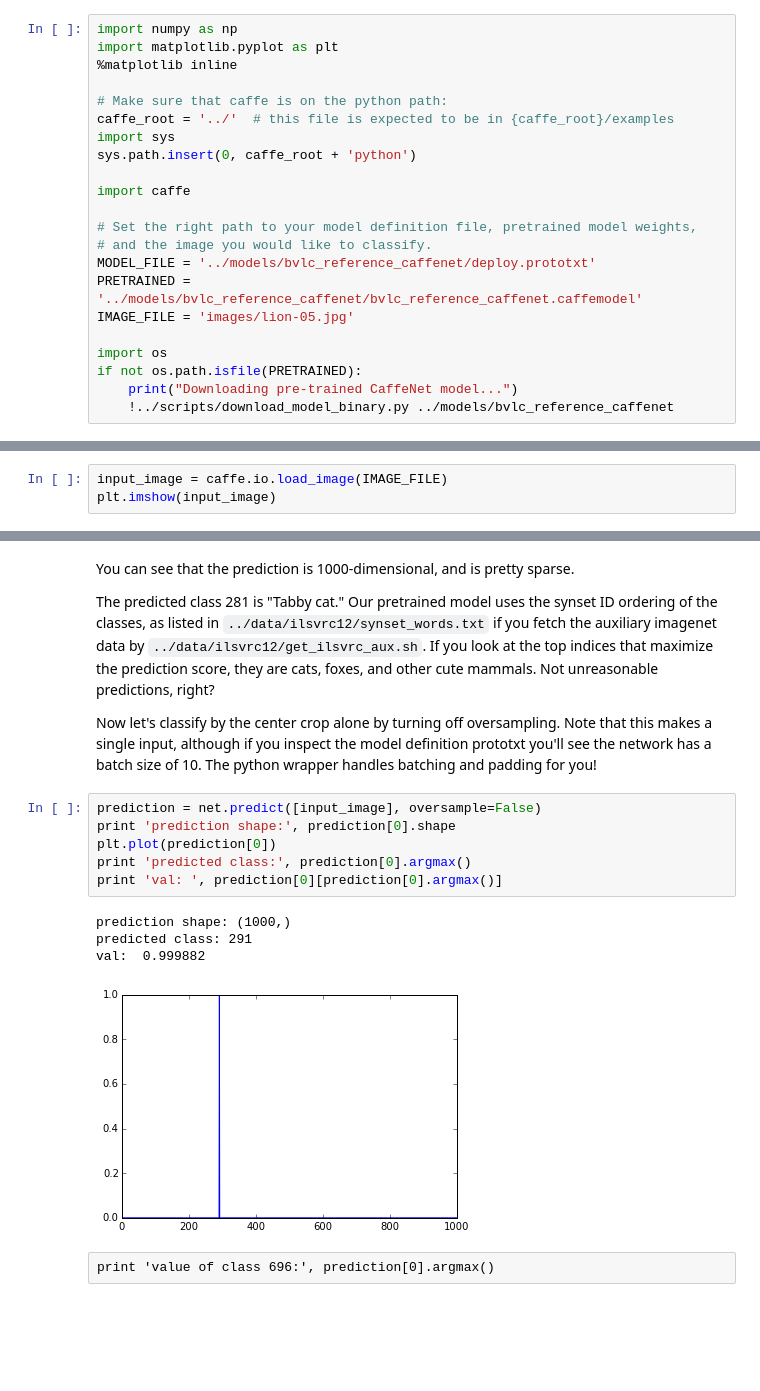
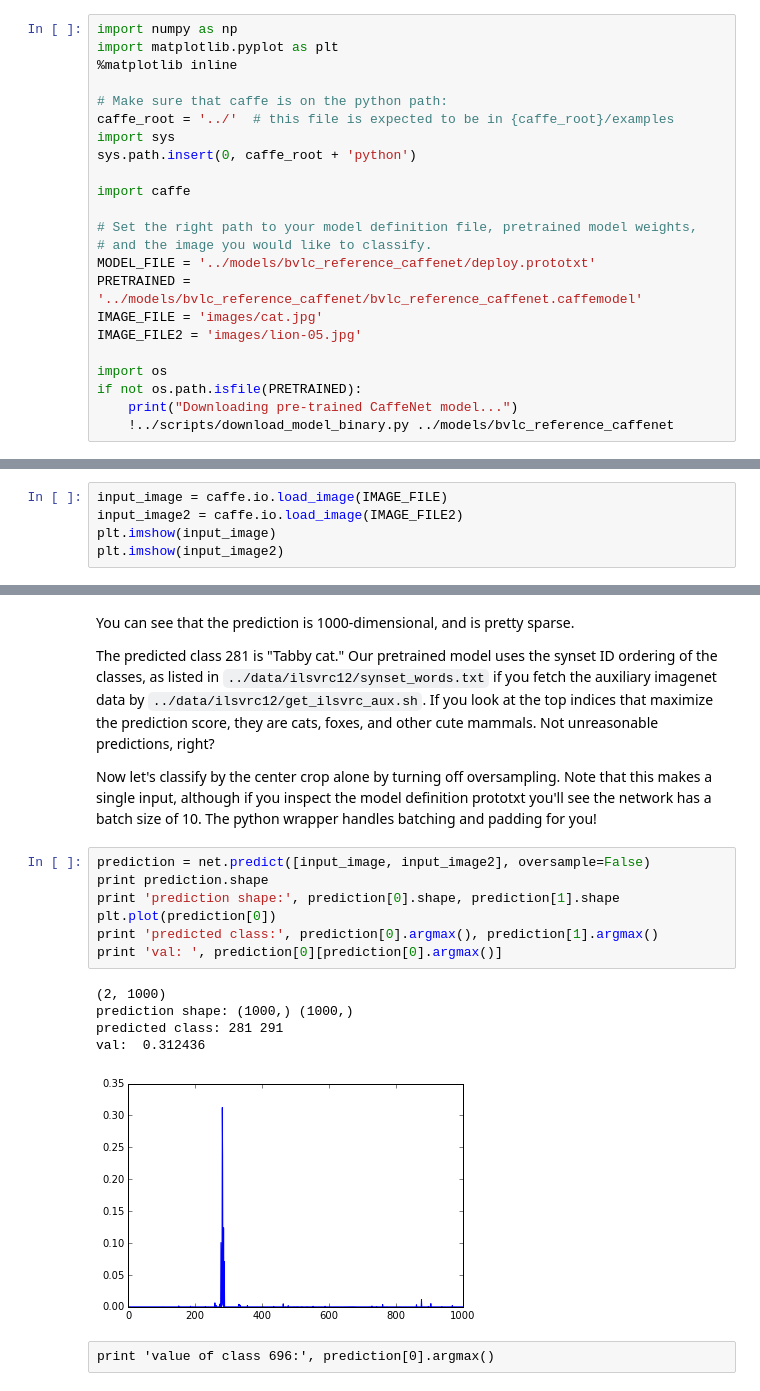
Before and after one commit to philm5/caffe, a Jupyter notebook: examples/classification.ipynb, the cells around one changed output, grey strips where cells are left out. Cells and saved outputs as stored; diff of their text form; blank space fills up the shorter version.

```diff
--- a/examples/classification.ipynb
+++ b/examples/classification.ipynb
@@ -23,7 +23,8 @@ import caffe
 # and the image you would like to classify.
 MODEL_FILE = '../models/bvlc_reference_caffenet/deploy.prototxt'
 PRETRAINED = '../models/bvlc_reference_caffenet/bvlc_reference_caffenet.caffemodel'
-IMAGE_FILE = 'images/lion-05.jpg'
+IMAGE_FILE = 'images/cat.jpg'
+IMAGE_FILE2 = 'images/lion-05.jpg'
 
 import os
 if not os.path.isfile(PRETRAINED):
@@ -44,7 +45,9 @@ net = caffe.Classifier(MODEL_FILE, PRETRAINED,
 Let's take a look at our example image with Caffe's image loading helper.
 # %%
 input_image = caffe.io.load_image(IMAGE_FILE)
+input_image2 = caffe.io.load_image(IMAGE_FILE2)
 plt.imshow(input_image)
+plt.imshow(input_image2)
 # %% [output]
 <matplotlib.image.AxesImage at 0x...>
 [figure]
@@ -66,16 +71,18 @@ The predicted class 281 is "Tabby cat." Our pretrained model uses the synset ID
 
 Now let's classify by the center crop alone by turning off oversampling. Note that this makes a single input, although if you inspect the model definition prototxt you'll see the network has a batch size of 10. The python wrapper handles batching and padding for you!
 # %%
-prediction = net.predict([input_image], oversample=False)
-print 'prediction shape:', prediction[0].shape
+prediction = net.predict([input_image, input_image2], oversample=False)
+print prediction.shape
+print 'prediction shape:', prediction[0].shape, prediction[1].shape
 plt.plot(prediction[0])
-print 'predicted class:', prediction[0].argmax()
+print 'predicted class:', prediction[0].argmax(), prediction[1].argmax()
 print 'val: ', prediction[0][prediction[0].argmax()]
 # %% [output]
-prediction shape: (1000,)
-predicted class: 291
-val:  0.999882
+(2, 1000)
+prediction shape: (1000,) (1000,)
+predicted class: 281 291
+val:  0.312436
-[figure, old version]
+[figure, new version]
 # %% [raw]
 print 'value of class 696:', prediction[0].argmax()
 # %% [markdown]
```
Also changed, not shown: parts of 2 cells of this notebook, 2 other files.
